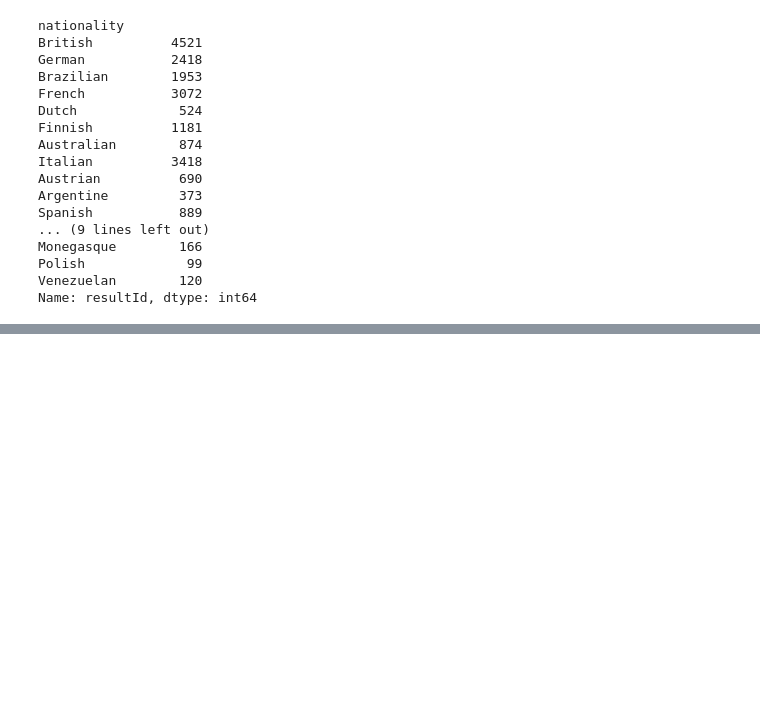
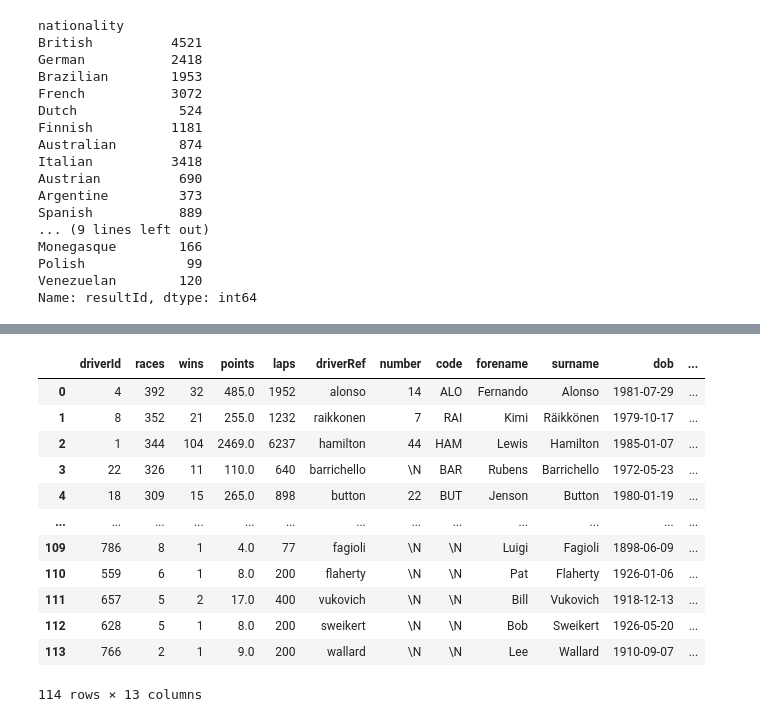
Before and after one commit to Luwate/f1-championship-analysis, a Jupyter notebook: index.ipynb, the cells around one changed output, grey strips where cells are left out. Saved outputs shown, nothing was run; the diff lists cells and outputs as text; code cells hidden in the pictures; blank space fills up the shorter version.

```diff
--- a/index.ipynb
+++ b/index.ipynb
@@ -321,0 +480,16 @@ Name: resultId, dtype: int64
+# %%
+df_overall
+# %% [output]
+|  | driverId | races | wins | points | laps | driverRef | number | code | forename | surname | dob | ... |
+| 0 | 4 | 392 | 32 | 485.0 | 1952 | alonso | 14 | ALO | Fernando | Alonso | 1981-07-29 | ... |
+| 1 | 8 | 352 | 21 | 255.0 | 1232 | raikkonen | 7 | RAI | Kimi | Räikkönen | 1979-10-17 | ... |
+| 2 | 1 | 344 | 104 | 2469.0 | 6237 | hamilton | 44 | HAM | Lewis | Hamilton | 1985-01-07 | ... |
+| 3 | 22 | 326 | 11 | 110.0 | 640 | barrichello | \N | BAR | Rubens | Barrichello | 1972-05-23 | ... |
+| 4 | 18 | 309 | 15 | 265.0 | 898 | button | 22 | BUT | Jenson | Button | 1980-01-19 | ... |
+| ... | ... | ... | ... | ... | ... | ... | ... | ... | ... | ... | ... | ... |
+| 109 | 786 | 8 | 1 | 4.0 | 77 | fagioli | \N | \N | Luigi | Fagioli | 1898-06-09 | ... |
+| 110 | 559 | 6 | 1 | 8.0 | 200 | flaherty | \N | \N | Pat | Flaherty | 1926-01-06 | ... |
+| 111 | 657 | 5 | 2 | 17.0 | 400 | vukovich | \N | \N | Bill | Vukovich | 1918-12-13 | ... |
+| 112 | 628 | 5 | 1 | 8.0 | 200 | sweikert | \N | \N | Bob | Sweikert | 1926-05-20 | ... |
+| 113 | 766 | 2 | 1 | 9.0 | 200 | wallard | \N | \N | Lee | Wallard | 1910-09-07 | ... |
+114 rows × 13 columns
```
Also changed, not shown: parts of 13 cells of this notebook.
